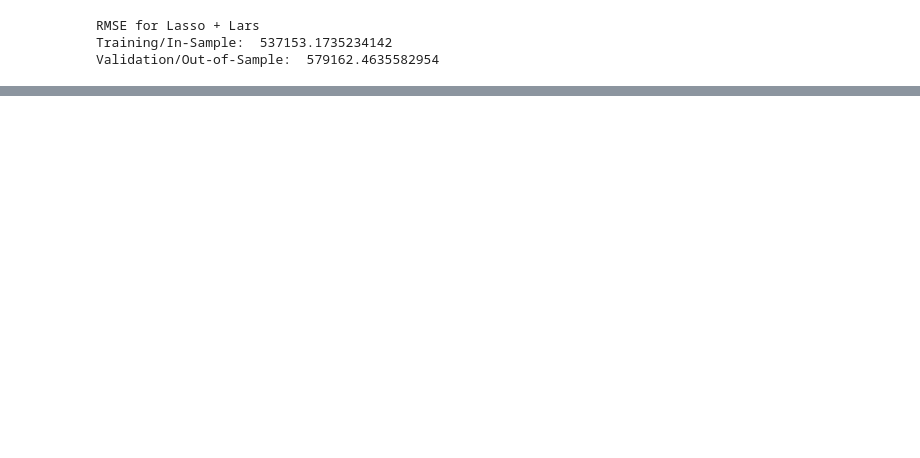
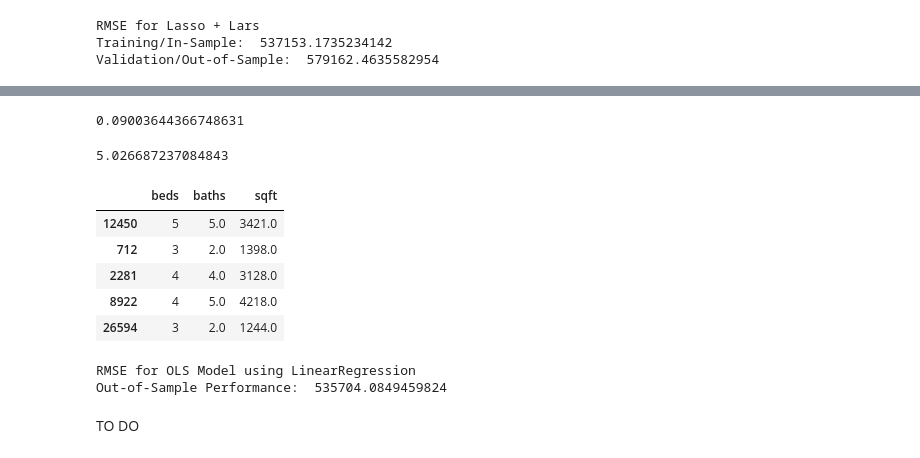
Before and after one commit to SLawsonWoods/zillow_project, a Jupyter notebook: initial_notebook_zillow.ipynb, the cells around one changed output, grey strips where cells are left out. Saved outputs shown, nothing was run; the diff lists cells and outputs as text; code cells hidden in the pictures; blank space fills up the shorter version.

```diff
--- a/initial_notebook_zillow.ipynb
+++ b/initial_notebook_zillow.ipynb
@@ -1173,0 +1141,8 @@ select_kbest(X_train_scaled, y_train,4)
+# %%
+LSLRS_train_error - OLS_train_error
+# %% [output]
+0.09003644366748631
+# %%
+LSLRS_validate_error - OLS_validate_error
+# %% [output]
+5.026687237084843
@@ -1173,0 +1153,29 @@ select_kbest(X_train_scaled, y_train,4)
+# %%
+X_test = X_test.drop(columns=['parcel_id','taxamount','assessment_year','county','tranaction_date','tax_rate','zipcode'])
+# %%
+X_test.head()
+# %% [output]
+|  | beds | baths | sqft |
+| 12450 | 5 | 5.0 | 3421.0 |
+| 712 | 3 | 2.0 | 1398.0 |
+| 2281 | 4 | 4.0 | 3128.0 |
+| 8922 | 4 | 5.0 | 4218.0 |
+| 26594 | 3 | 2.0 | 1244.0 |
+# %%
+# Model Selection & Out-of-Sample Evaluation
+# Model selected: lm (using LinearRegression)
+
+y_test = pd.DataFrame(y_test)
+
+# predict on test
+y_test['tax_value_pred_lm'] = lm.predict(X_test)
+
+# evaluate: rmse
+rmse_test = mean_squared_error(y_test.tax_value, y_test.tax_value_pred_lm) ** (1/2)
+
+print("RMSE for OLS Model using LinearRegression\nOut-of-Sample Performance: ", rmse_test)
+# %% [output]
+RMSE for OLS Model using LinearRegression
+Out-of-Sample Performance:  535704.0849459824
+# %% [markdown]
+TO DO
```
Also changed, not shown: parts of 40 cells of this notebook.
